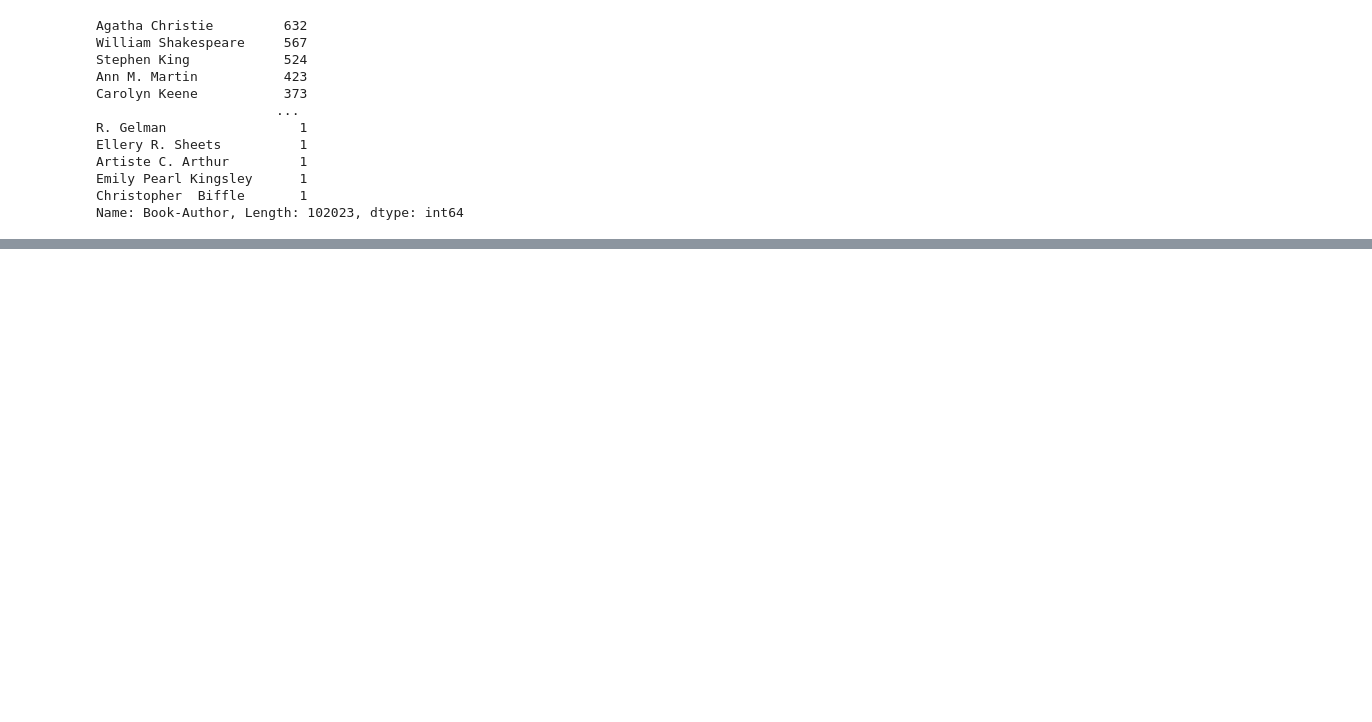
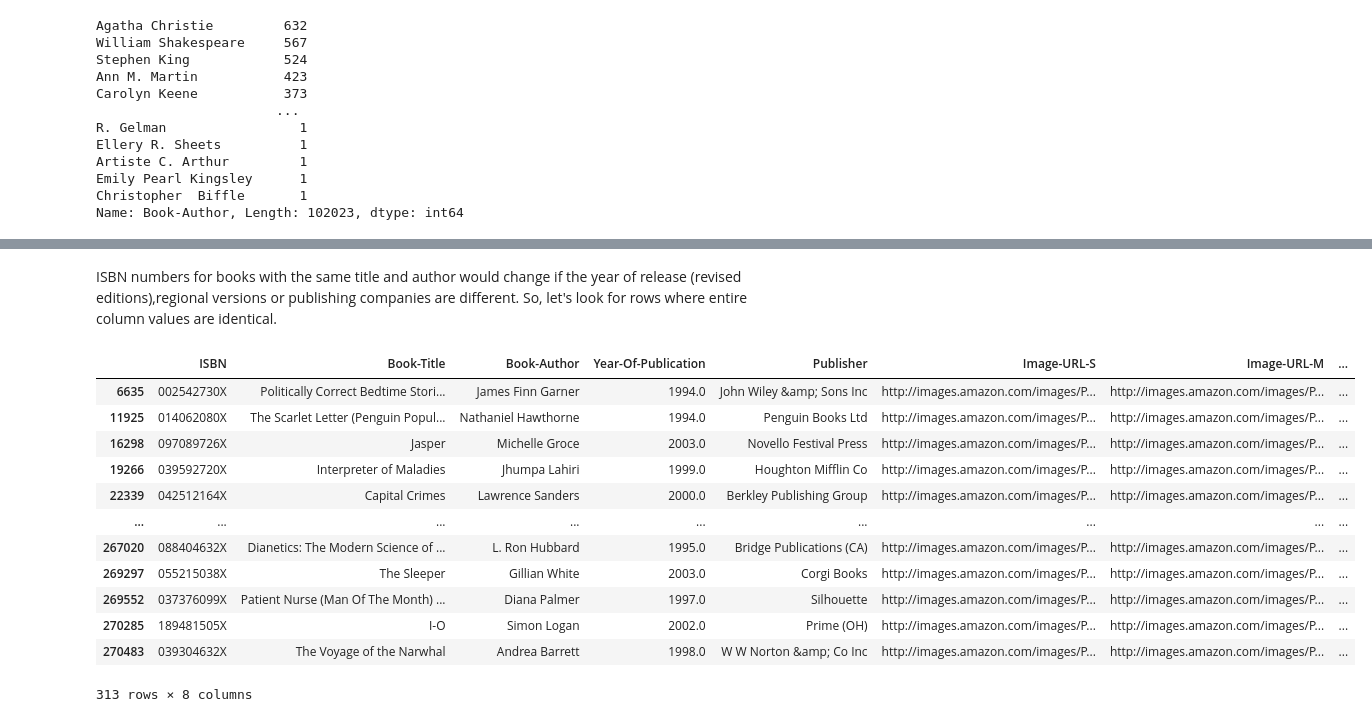
Before and after one commit to Ankita-chouhan-github/Book-Recommendation-System, a Jupyter notebook: Unsupervised_ML_Capstone_Project.ipynb, the cells around one changed output, grey strips where cells are left out. Cells and saved outputs as stored; diff of their text form; code cells hidden in the pictures; blank space fills up the shorter version.

```diff
--- a/Unsupervised_ML_Capstone_Project.ipynb
+++ b/Unsupervised_ML_Capstone_Project.ipynb
@@ -197,0 +240,19 @@ Name: Book-Author, Length: 102023, dtype: int64
+# %% [markdown]
+ISBN numbers for books with the same title and author would change if the year of release (revised editions),regional versions or publishing companies are different. So, let's look for rows where entire column values are identical.
+# %%
+#Checking for duplicates in books_df
+books[books.duplicated()]
+# %% [output]
+|  | ISBN | Book-Title | Book-Author | Year-Of-Publication | Publisher | Image-URL-S | Image-URL-M | ... |
+| 6635 | 002542730X | Politically Correct Bedtime Stori... | James Finn Garner | 1994.0 | John Wiley &amp; Sons Inc | http://images.amazon.com/images/P... | http://images.amazon.com/images/P... | ... |
+| 11925 | 014062080X | The Scarlet Letter (Penguin Popul... | Nathaniel Hawthorne | 1994.0 | Penguin Books Ltd | http://images.amazon.com/images/P... | http://images.amazon.com/images/P... | ... |
+| 16298 | 097089726X | Jasper | Michelle Groce | 2003.0 | Novello Festival Press | http://images.amazon.com/images/P... | http://images.amazon.com/images/P... | ... |
+| 19266 | 039592720X | Interpreter of Maladies | Jhumpa Lahiri | 1999.0 | Houghton Mifflin Co | http://images.amazon.com/images/P... | http://images.amazon.com/images/P... | ... |
+| 22339 | 042512164X | Capital Crimes | Lawrence Sanders | 2000.0 | Berkley Publishing Group | http://images.amazon.com/images/P... | http://images.amazon.com/images/P... | ... |
+| ... | ... | ... | ... | ... | ... | ... | ... | ... |
+| 267020 | 088404632X | Dianetics: The Modern Science of ... | L. Ron Hubbard | 1995.0 | Bridge Publications (CA) | http://images.amazon.com/images/P... | http://images.amazon.com/images/P... | ... |
+| 269297 | 055215038X | The Sleeper | Gillian White | 2003.0 | Corgi Books | http://images.amazon.com/images/P... | http://images.amazon.com/images/P... | ... |
+| 269552 | 037376099X | Patient Nurse (Man Of The Month) ... | Diana Palmer | 1997.0 | Silhouette | http://images.amazon.com/images/P... | http://images.amazon.com/images/P... | ... |
+| 270285 | 189481505X | I-O | Simon Logan | 2002.0 | Prime (OH) | http://images.amazon.com/images/P... | http://images.amazon.com/images/P... | ... |
+| 270483 | 039304632X | The Voyage of the Narwhal | Andrea Barrett | 1998.0 | W W Norton &amp; Co Inc | http://images.amazon.com/images/P... | http://images.amazon.com/images/P... | ... |
+313 rows × 8 columns
```
Also changed, not shown: parts of 13 cells of this notebook.
